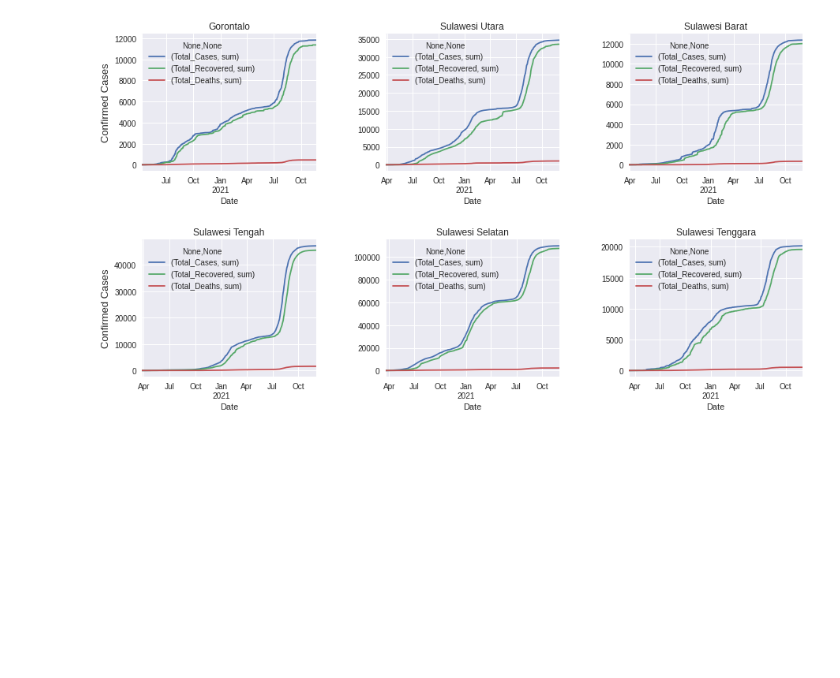
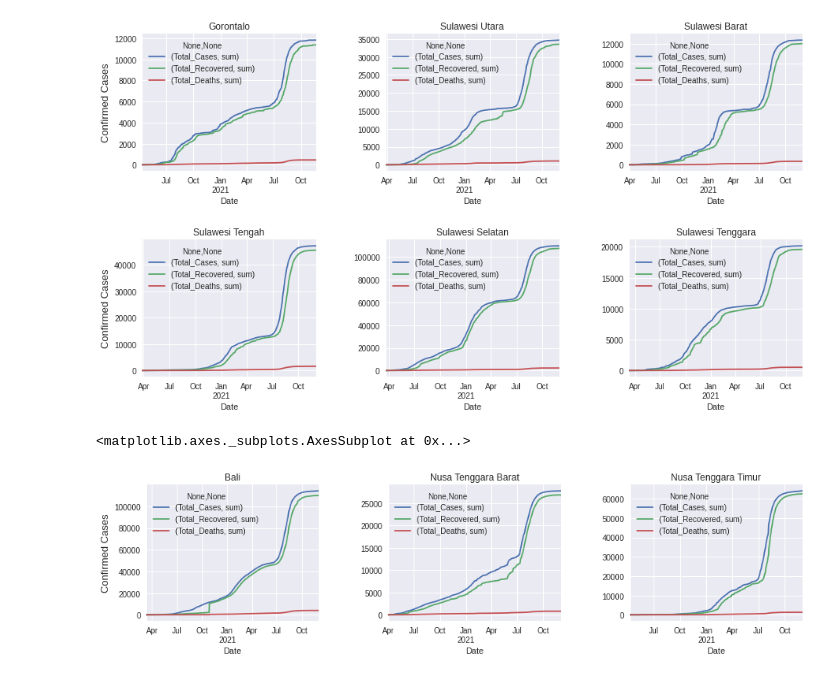
Before and after one commit to azizpambayun/project, a Jupyter notebook: covid_19_analysis_and_visualization_in_Indonesia.ipynb, the cells around one changed output. Cells and saved outputs as stored; diff of their text form; code cells hidden in the pictures; blank space fills up the shorter version.

```diff
--- a/covid_19_analysis_and_visualization_in_Indonesia.ipynb
+++ b/covid_19_analysis_and_visualization_in_Indonesia.ipynb
@@ -438,27 +429,34 @@ sultra.plot(ax=plt.gca(), title='Sulawesi Tenggara')
 [figure]
 # %%
 cc_bali = covid[covid['Location_ISO_Code']=='ID-BA'].groupby(['Date']).agg({'Total_Cases':['sum']})
+rec_bali = covid[covid['Location_ISO_Code']=='ID-BA'].groupby(['Date']).agg({'Total_Recovered':['sum']})
 fatalities_bali = covid[covid['Location_ISO_Code']=='ID-BA'].groupby(['Date']).agg({'Total_Deaths':['sum']})
-bali = cc_bali.join(fatalities_bali)
+bali = (cc_bali.join(rec_bali)).join(fatalities_bali)
 
 cc_ntb = covid[covid['Location_ISO_Code']=='ID-NB'].groupby(['Date']).agg({'Total_Cases':['sum']})
+rec_ntb = covid[covid['Location_ISO_Code']=='ID-NB'].groupby(['Date']).agg({'Total_Recovered':['sum']})
 fatalities_ntb = covid[covid['Location_ISO_Code']=='ID-NB'].groupby(['Date']).agg({'Total_Deaths':['sum']})
-ntb = cc_ntb.join(fatalities_ntb)
+ntb = (cc_ntb.join(rec_ntb)).join(fatalities_ntb)
 
 cc_ntt = covid[covid['Location_ISO_Code']=='ID-NT'].groupby(['Date']).agg({'Total_Cases':['sum']})
+rec_ntt = covid[covid['Location_ISO_Code']=='ID-NT'].groupby(['Date']).agg({'Total_Recovered':['sum']})
 fatalities_ntt = covid[covid['Location_ISO_Code']=='ID-NT'].groupby(['Date']).agg({'Total_Deaths':['sum']})
-ntt = cc_ntt.join(fatalities_ntt)
+ntt = (cc_ntt.join(rec_ntt)).join(fatalities_ntt)
 
 plt.figure(figsize=(15,8))
+plt.style.use('seaborn')
 plt.subplot(2,3,1)
 plt.subplots_adjust(hspace=0.5, wspace=0.4)
 bali.plot(ax=plt.gca(), title='Bali')
 plt.ylabel('Confirmed Cases', size=13)
 
 plt.subplot(2,3,2)
 ntb.plot(ax=plt.gca(), title='Nusa Tenggara Barat')
 
 plt.subplot(2,3,3)
 ntt.plot(ax=plt.gca(), title='Nusa Tenggara Timur')
+# %% [output]
+<matplotlib.axes._subplots.AxesSubplot at 0x...>
+[figure, added]
 # %%
 cc_maluku = covid[covid['Location_ISO_Code']=='ID-MA'].groupby(['Date']).agg({'Total_Cases':['sum']})
```
Also changed, not shown: parts of 12 cells of this notebook.
